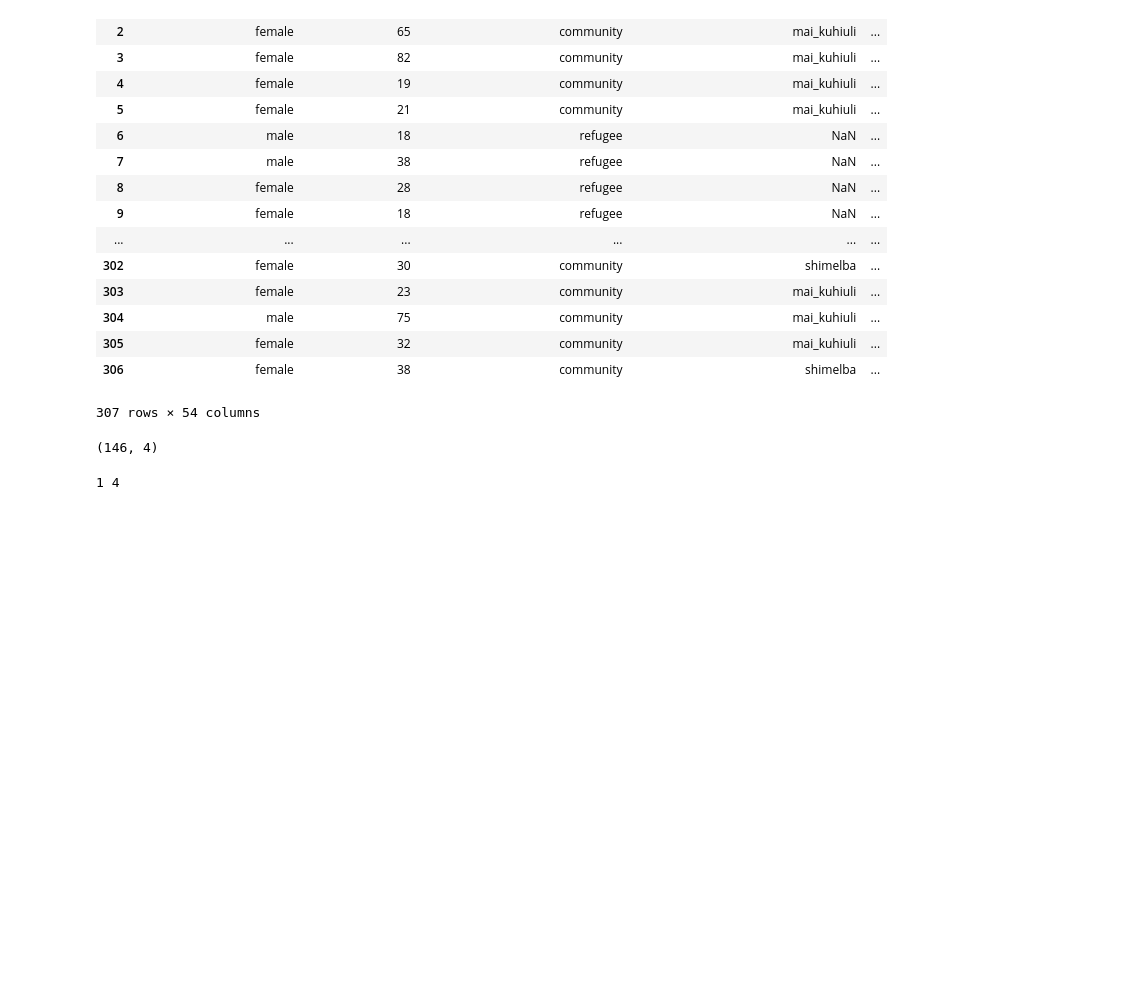
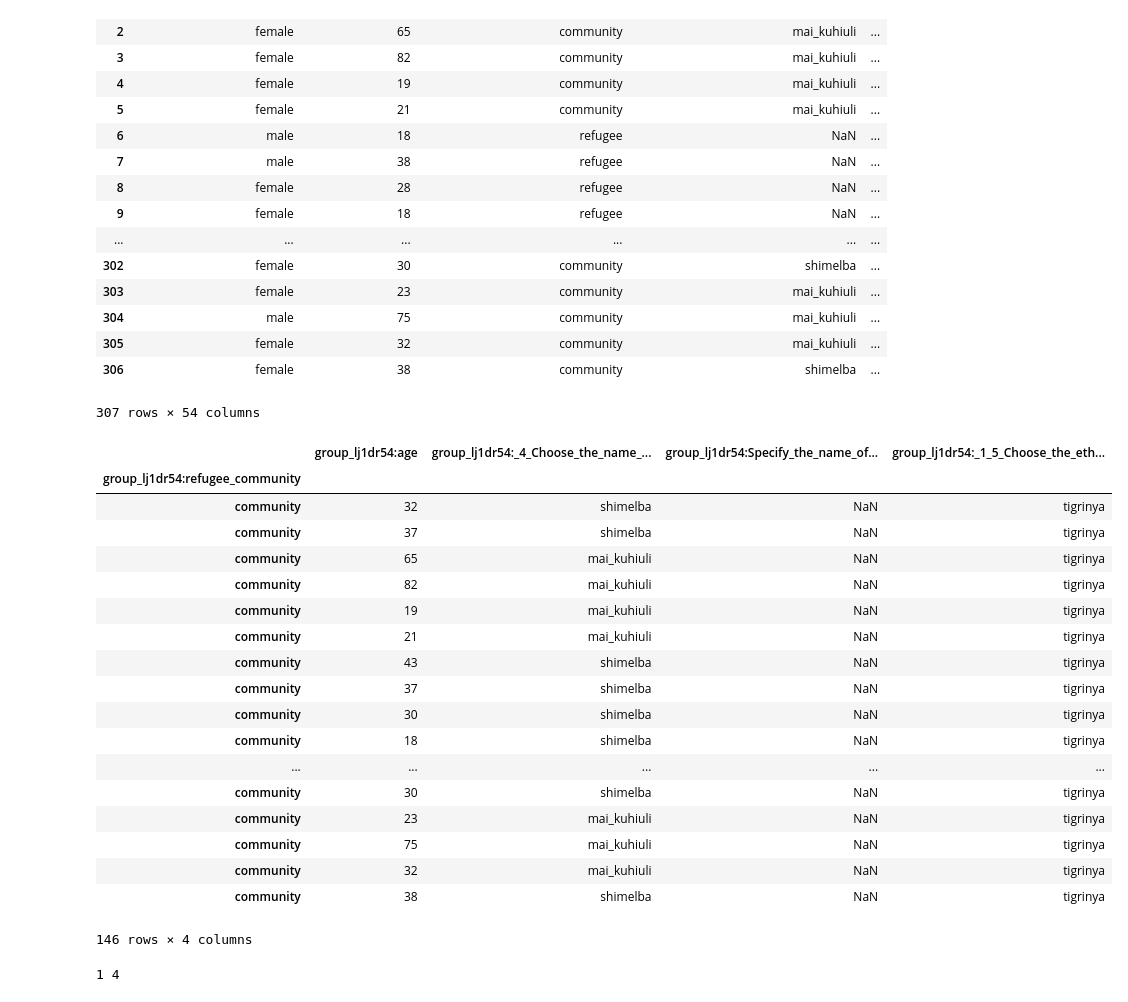
Before and after one commit to guillermosanchezg/NAUTIA, a Jupyter notebook: DesarrolloPy/Untitled.ipynb, the cells around one changed output. Saved outputs shown, nothing was run; the diff lists cells and outputs as text; code cells hidden in the pictures; blank space fills up the shorter version.

```diff
--- a/DesarrolloPy/Untitled.ipynb
+++ b/DesarrolloPy/Untitled.ipynb
@@ -48,9 +48,27 @@ dfCamp.reset_index().to_csv('DataSetFinales/archivoShimelba.csv',header = True,
 x = dfCommunity.columns.get_loc("group_lj1dr54:age")
 y = dfCommunity.columns.get_loc("group_lj1dr54:_1_5_Choose_the_ethnic_group_o")
 # %%
-dfCommunity.shape
+dfCommunity
 # %% [output]
+|  | group_lj1dr54:age | group_lj1dr54:_4_Choose_the_name_... | group_lj1dr54:Specify_the_name_of... | group_lj1dr54:_1_5_Choose_the_eth... |
+| group_lj1dr54:refugee_community |  |  |  |  |
+| community | 32 | shimelba | NaN | tigrinya |
+| community | 37 | shimelba | NaN | tigrinya |
+| community | 65 | mai_kuhiuli | NaN | tigrinya |
+| community | 82 | mai_kuhiuli | NaN | tigrinya |
+| community | 19 | mai_kuhiuli | NaN | tigrinya |
+| community | 21 | mai_kuhiuli | NaN | tigrinya |
+| community | 43 | shimelba | NaN | tigrinya |
+| community | 37 | shimelba | NaN | tigrinya |
+| community | 30 | shimelba | NaN | tigrinya |
+| community | 18 | shimelba | NaN | tigrinya |
+| ... | ... | ... | ... | ... |
+| community | 30 | shimelba | NaN | tigrinya |
+| community | 23 | mai_kuhiuli | NaN | tigrinya |
+| community | 75 | mai_kuhiuli | NaN | tigrinya |
+| community | 32 | mai_kuhiuli | NaN | tigrinya |
+| community | 38 | shimelba | NaN | tigrinya |
-(146, 4)
+146 rows × 4 columns
 # %%
 print(x,y)
 # %% [output]
```
Also changed, not shown: 3 other files.
